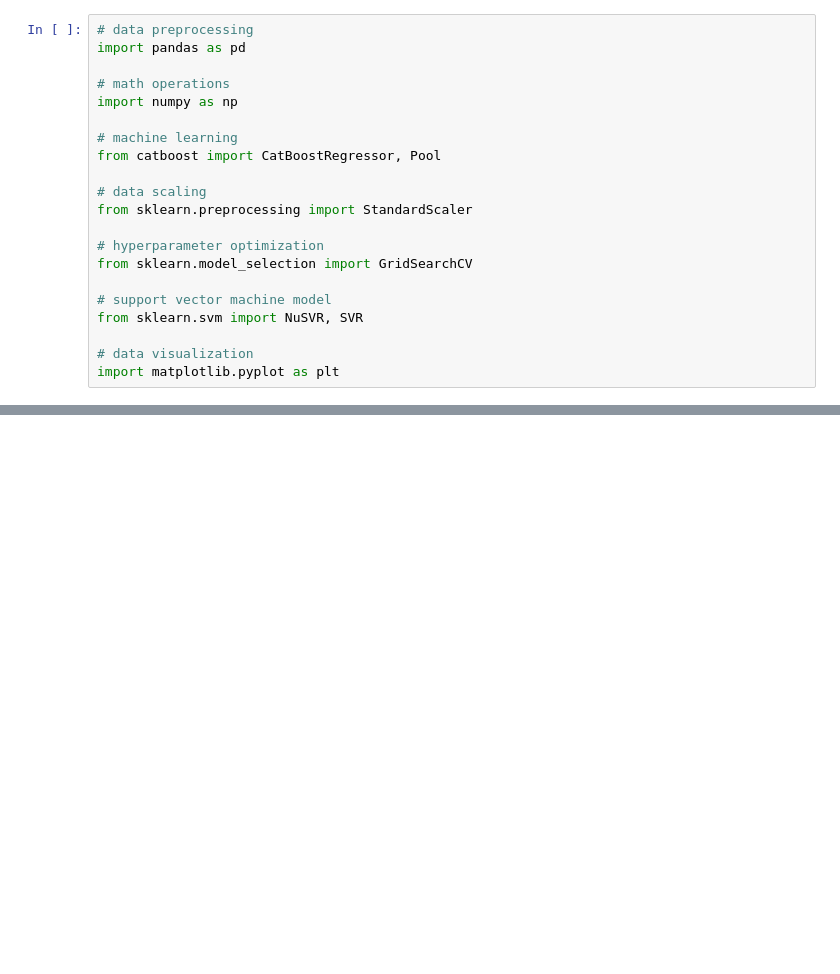
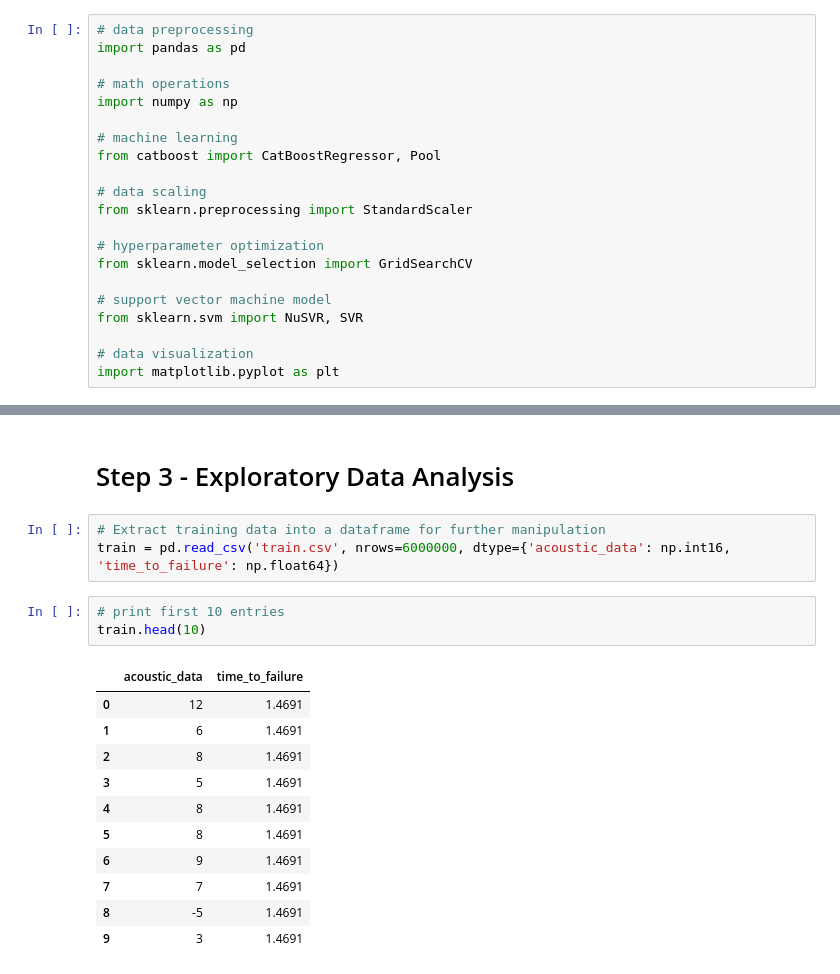
Before and after one commit to r0b0tt/kaggle_earthquake_challenge, a Jupyter notebook: earthquake_prediction.ipynb, the cells around one changed output, grey strips where cells are left out. Drawn from its saved outputs; the diff is of its cells as text; blank space fills up the shorter version.

```diff
--- a/earthquake_prediction.ipynb
+++ b/earthquake_prediction.ipynb
@@ -92,0 +55,20 @@ Archive:  train.csv.zip
+# %% [markdown]
+# Step 3 -  Exploratory Data Analysis
+# %%
+# Extract training data into a dataframe for further manipulation
+train = pd.read_csv('train.csv', nrows=6000000, dtype={'acoustic_data': np.int16, 'time_to_failure': np.float64})
+# %%
+# print first 10 entries
+train.head(10)
+# %% [output]
+|  | acoustic_data | time_to_failure |
+| 0 | 12 | 1.4691 |
+| 1 | 6 | 1.4691 |
+| 2 | 8 | 1.4691 |
+| 3 | 5 | 1.4691 |
+| 4 | 8 | 1.4691 |
+| 5 | 8 | 1.4691 |
+| 6 | 9 | 1.4691 |
+| 7 | 7 | 1.4691 |
+| 8 | -5 | 1.4691 |
+| 9 | 3 | 1.4691 |
```
Also changed, not shown: parts of 7 cells of this notebook.
